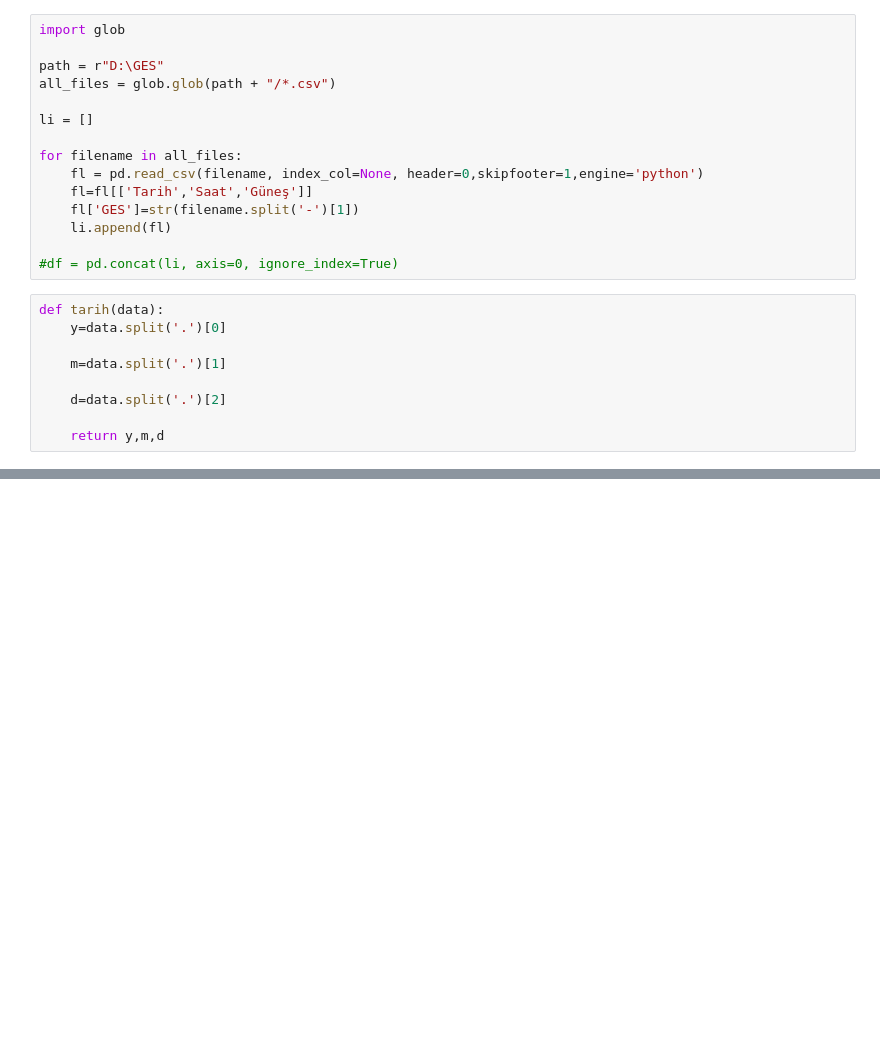
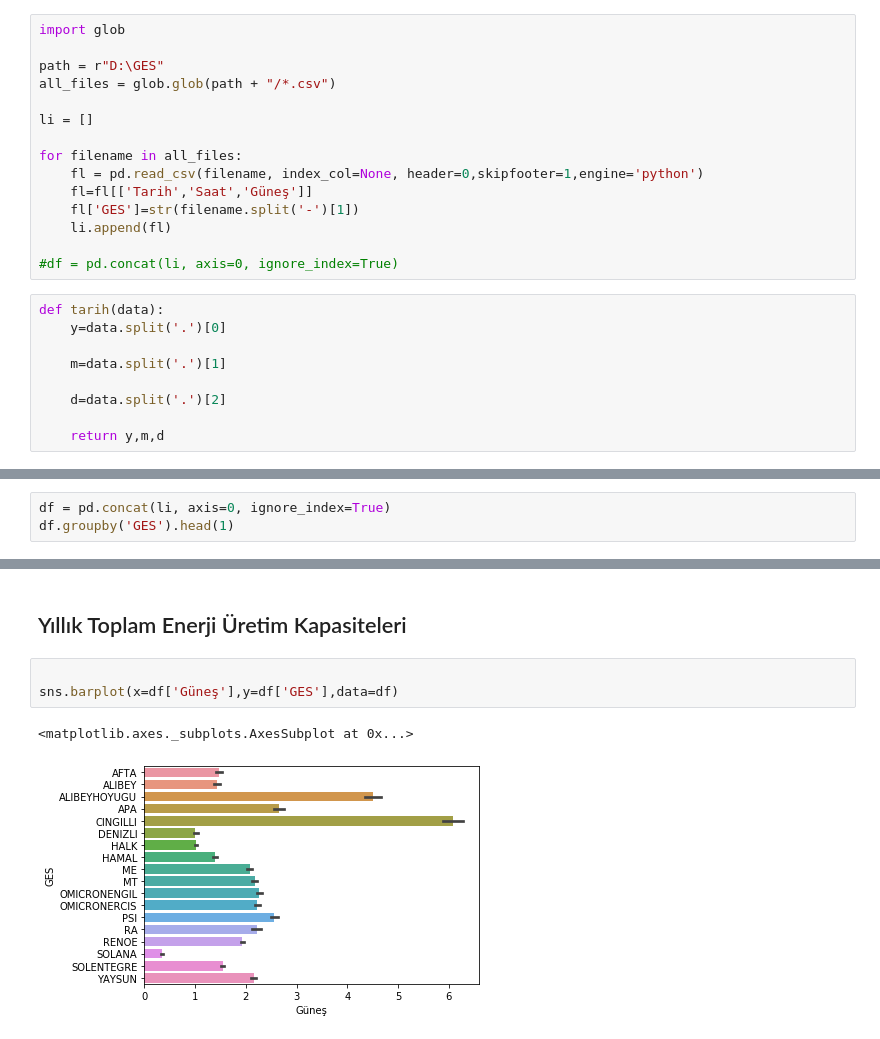
Before and after one commit to AhmetY21/GES, a Jupyter notebook: GES EDA.ipynb, the cells around one changed output, grey strips where cells are left out. Cells and saved outputs as stored; diff of their text form; blank space fills up the shorter version.

```diff
--- a/GES EDA.ipynb
+++ b/GES EDA.ipynb
@@ -50,0 +54,3 @@ plt.legend(l)
+# %%
+df = pd.concat(li, axis=0, ignore_index=True)
+df.groupby('GES').head(1)
@@ -50,0 +83,8 @@ plt.legend(l)
+# %% [markdown]
+## Yıllık Toplam Enerji Üretim Kapasiteleri
+# %%
+
+sns.barplot(x=df['Güneş'],y=df['GES'],data=df)
+# %% [output]
+<matplotlib.axes._subplots.AxesSubplot at 0x...>
+[figure, added]
```
Also changed, not shown: parts of 46 cells of this notebook.
